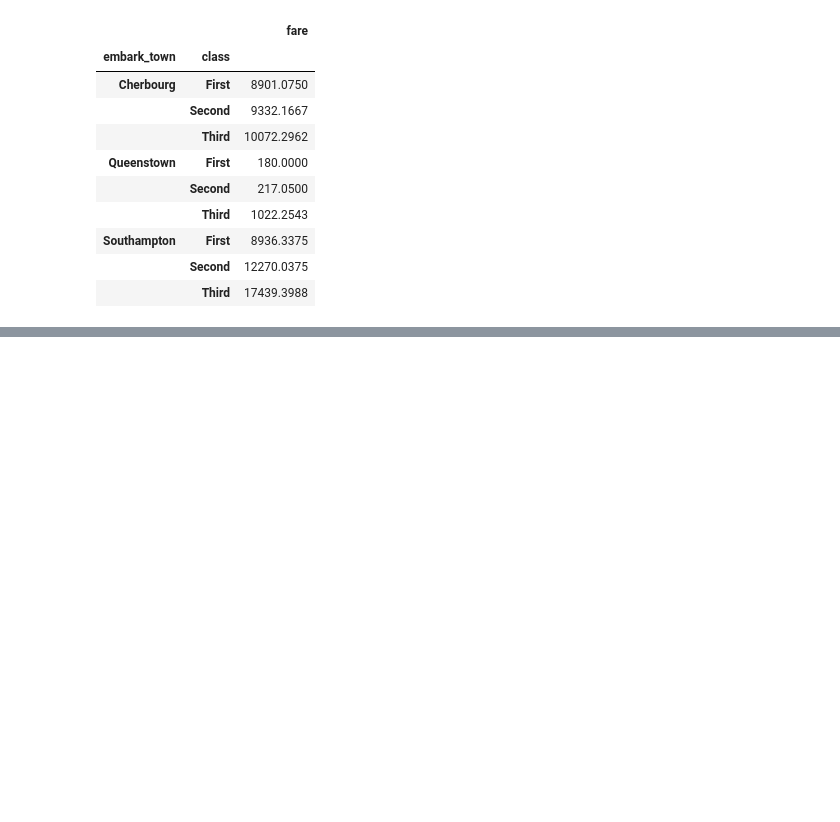
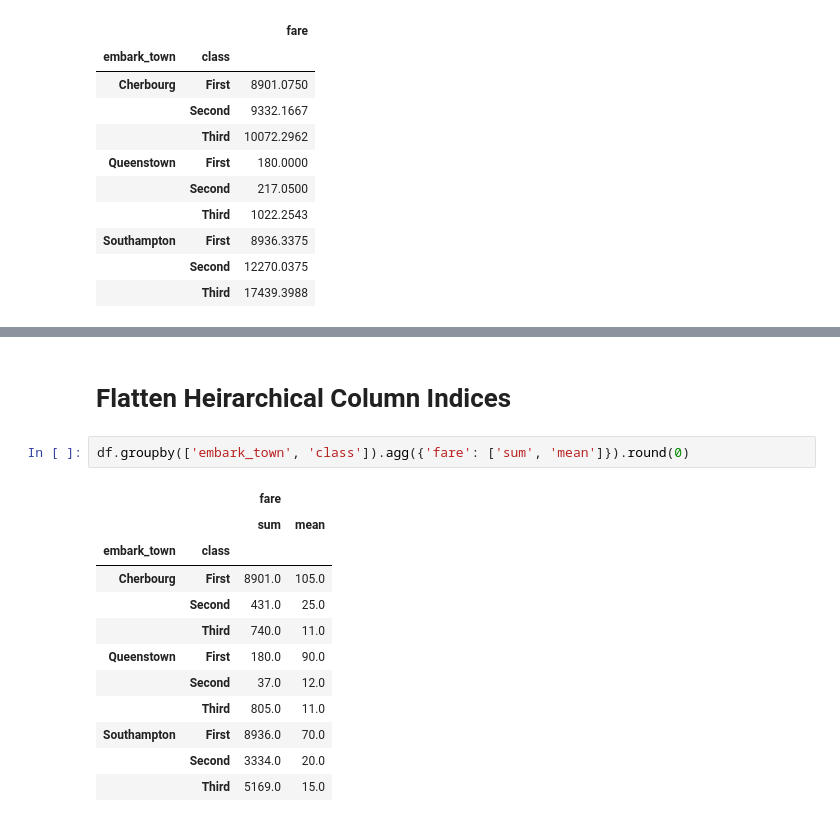
Before and after one commit to umeshraj/pbpython_pandas_group_agg, a Jupyter notebook: pd_gp_agg.ipynb, the cells around one changed output, grey strips where cells are left out. Drawn from its saved outputs; the diff is of its cells as text; blank space fills up the shorter version.

```diff
--- a/pd_gp_agg.ipynb
+++ b/pd_gp_agg.ipynb
@@ -358,0 +377,17 @@ fare_group.groupby(level=0).cumsum()
+# %% [markdown]
+# Flatten Heirarchical Column Indices
+# %%
+df.groupby(['embark_town', 'class']).agg({'fare': ['sum', 'mean']}).round(0)
+# %% [output]
+|  |  | fare |  |
+|  |  | sum | mean |
+| embark_town | class |  |  |
+| Cherbourg | First | 8901.0 | 105.0 |
+|  | Second | 431.0 | 25.0 |
+|  | Third | 740.0 | 11.0 |
+| Queenstown | First | 180.0 | 90.0 |
+|  | Second | 37.0 | 12.0 |
+|  | Third | 805.0 | 11.0 |
+| Southampton | First | 8936.0 | 70.0 |
+|  | Second | 3334.0 | 20.0 |
+|  | Third | 5169.0 | 15.0 |
```
Also changed, not shown: parts of 10 cells of this notebook.
